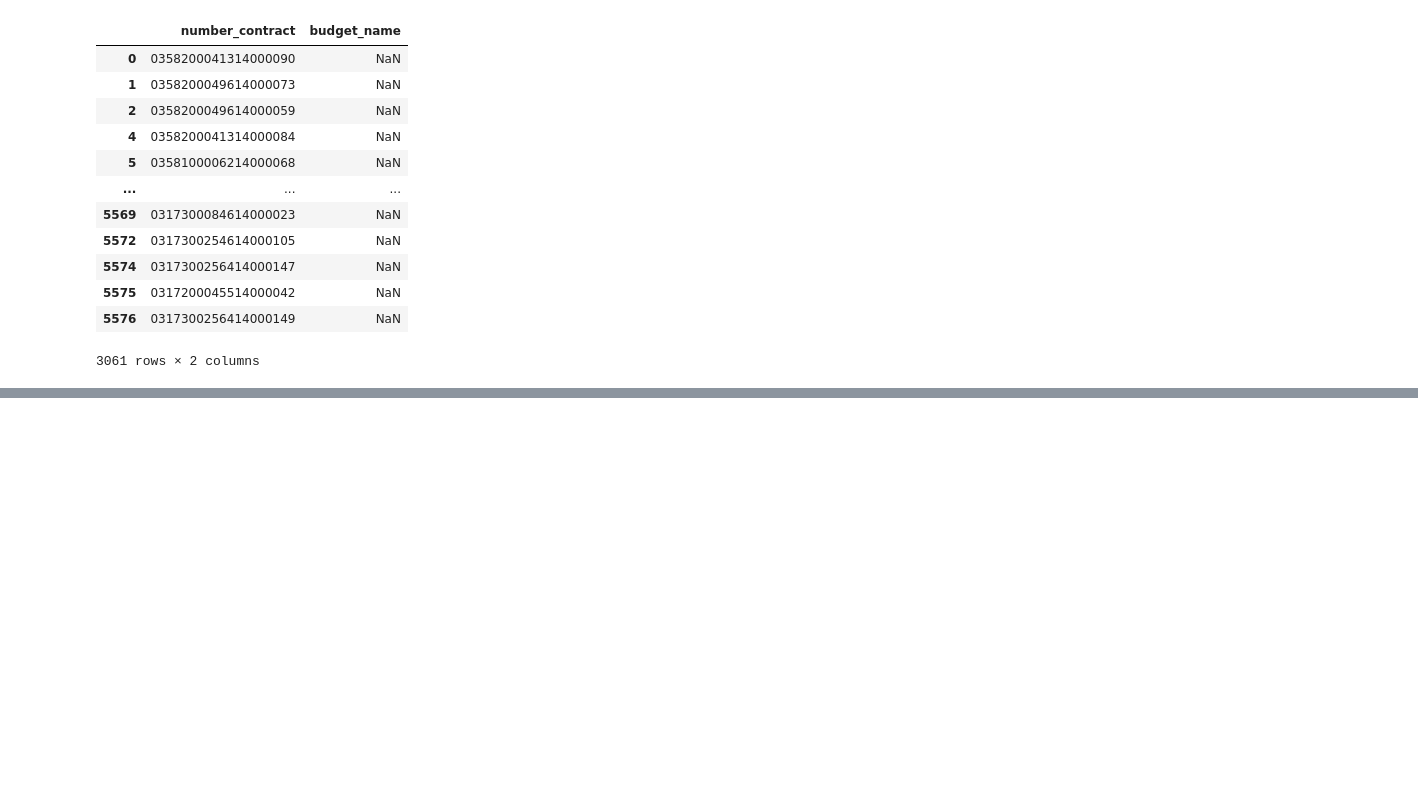
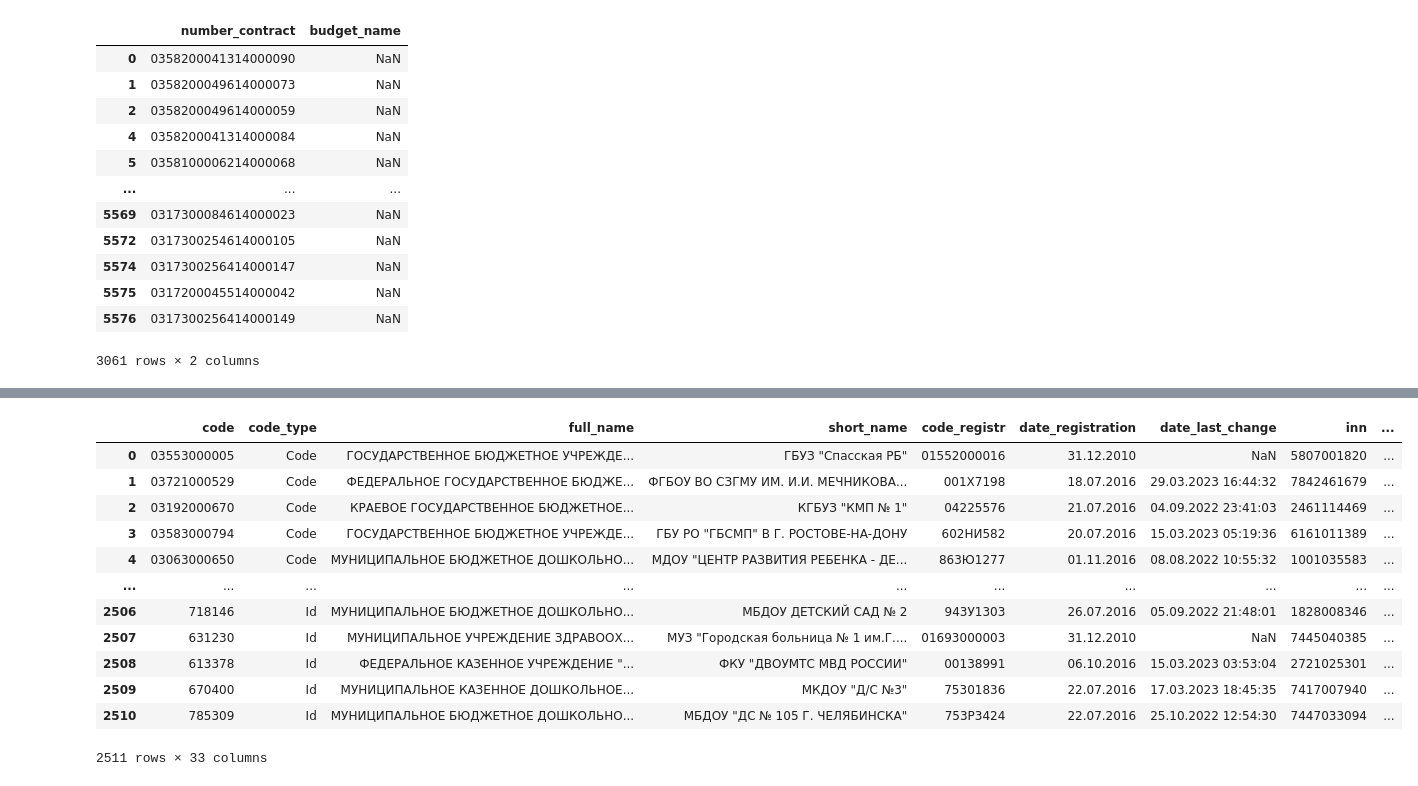
Before and after one commit to Gleb01548/contract_database, a Jupyter notebook: notebooks/data_analysis.ipynb, the cells around one changed output, grey strips where cells are left out. Cells and saved outputs as stored; diff of their text form; code cells hidden in the pictures; blank space fills up the shorter version.

```diff
--- a/notebooks/data_analysis.ipynb
+++ b/notebooks/data_analysis.ipynb
@@ -49,0 +67,3 @@ df.loc[df['budget_name'].isnull(), ['number_contract', 'budget_name']]
+# %%
+df = pd.read_csv('../data/raw_data/org/2014/code.csv', sep='|', dtype='str')
+df.shape
@@ -49,0 +92,16 @@ df.loc[df['budget_name'].isnull(), ['number_contract', 'budget_name']]
+# %%
+df
+# %% [output]
+|  | code | code_type | full_name | short_name | code_registr | date_registration | date_last_change | inn | ... |
+| 0 | 03553000005 | Code | ГОСУДАРСТВЕННОЕ БЮДЖЕТНОЕ УЧРЕЖДЕ... | ГБУЗ "Спасская РБ" | 01552000016 | 31.12.2010 | NaN | 5807001820 | ... |
+| 1 | 03721000529 | Code | ФЕДЕРАЛЬНОЕ ГОСУДАРСТВЕННОЕ БЮДЖЕ... | ФГБОУ ВО СЗГМУ ИМ. И.И. МЕЧНИКОВА... | 001X7198 | 18.07.2016 | 29.03.2023 16:44:32 | 7842461679 | ... |
+| 2 | 03192000670 | Code | КРАЕВОЕ ГОСУДАРСТВЕННОЕ БЮДЖЕТНОЕ... | КГБУЗ "КМП № 1" | 04225576 | 21.07.2016 | 04.09.2022 23:41:03 | 2461114469 | ... |
+| 3 | 03583000794 | Code | ГОСУДАРСТВЕННОЕ БЮДЖЕТНОЕ УЧРЕЖДЕ... | ГБУ РО "ГБСМП" В Г. РОСТОВЕ-НА-ДОНУ | 602НИ582 | 20.07.2016 | 15.03.2023 05:19:36 | 6161011389 | ... |
+| 4 | 03063000650 | Code | МУНИЦИПАЛЬНОЕ БЮДЖЕТНОЕ ДОШКОЛЬНО... | МДОУ "ЦЕНТР РАЗВИТИЯ РЕБЕНКА - ДЕ... | 863Ю1277 | 01.11.2016 | 08.08.2022 10:55:32 | 1001035583 | ... |
+| ... | ... | ... | ... | ... | ... | ... | ... | ... | ... |
+| 2506 | 718146 | Id | МУНИЦИПАЛЬНОЕ БЮДЖЕТНОЕ ДОШКОЛЬНО... | МБДОУ ДЕТСКИЙ САД № 2 | 943У1303 | 26.07.2016 | 05.09.2022 21:48:01 | 1828008346 | ... |
+| 2507 | 631230 | Id | МУНИЦИПАЛЬНОЕ УЧРЕЖДЕНИЕ ЗДРАВООХ... | МУЗ "Городская больница № 1 им.Г.... | 01693000003 | 31.12.2010 | NaN | 7445040385 | ... |
+| 2508 | 613378 | Id | ФЕДЕРАЛЬНОЕ КАЗЕННОЕ УЧРЕЖДЕНИЕ "... | ФКУ "ДВОУМТС МВД РОССИИ" | 00138991 | 06.10.2016 | 15.03.2023 03:53:04 | 2721025301 | ... |
+| 2509 | 670400 | Id | МУНИЦИПАЛЬНОЕ КАЗЕННОЕ ДОШКОЛЬНОЕ... | МКДОУ "Д/С №3" | 75301836 | 22.07.2016 | 17.03.2023 18:45:35 | 7417007940 | ... |
+| 2510 | 785309 | Id | МУНИЦИПАЛЬНОЕ БЮДЖЕТНОЕ ДОШКОЛЬНО... | МБДОУ "ДС № 105 Г. ЧЕЛЯБИНСКА" | 753Р3424 | 22.07.2016 | 25.10.2022 12:54:30 | 7447033094 | ... |
+2511 rows × 33 columns
```
Also changed, not shown: parts of 10 cells of this notebook, 6 other files.
